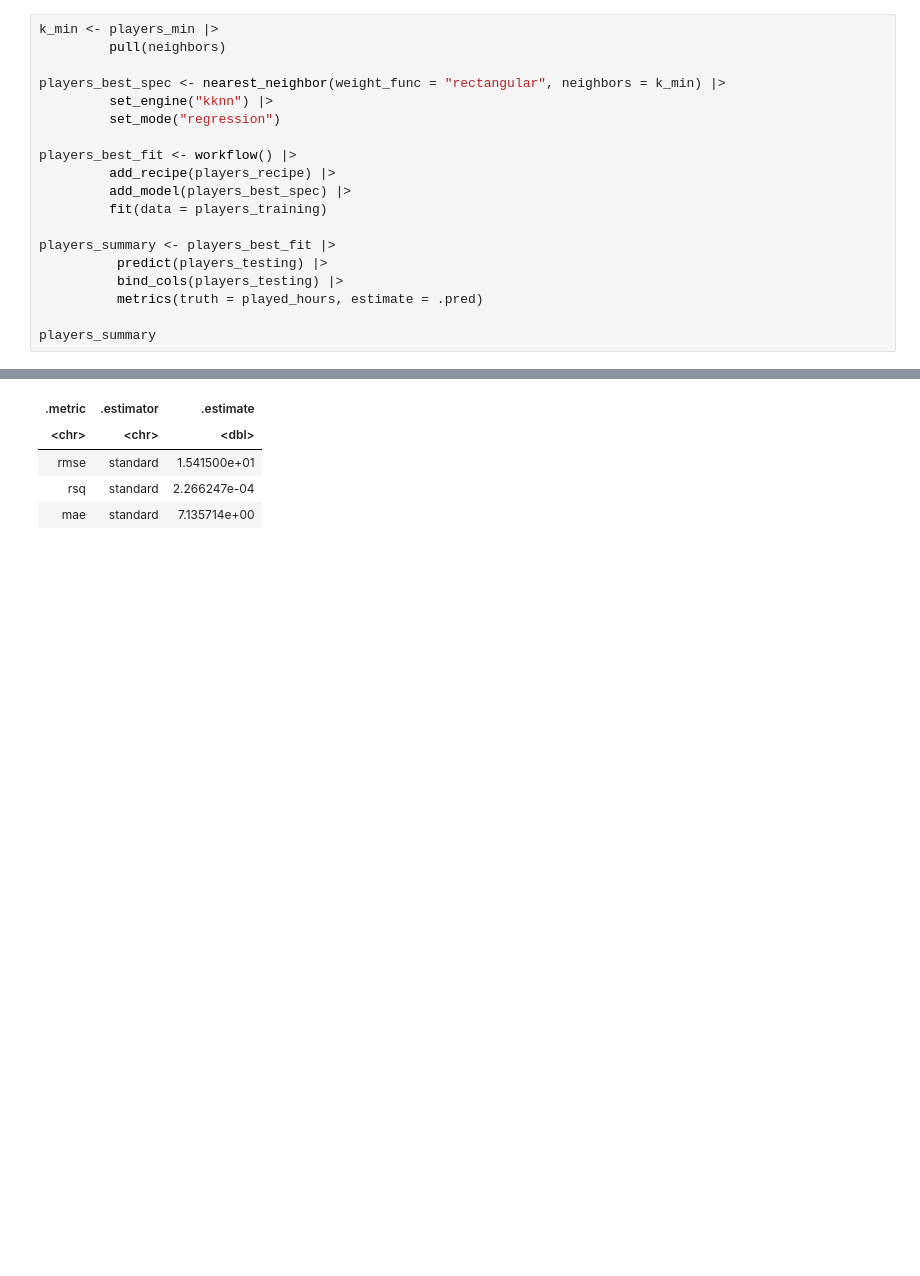
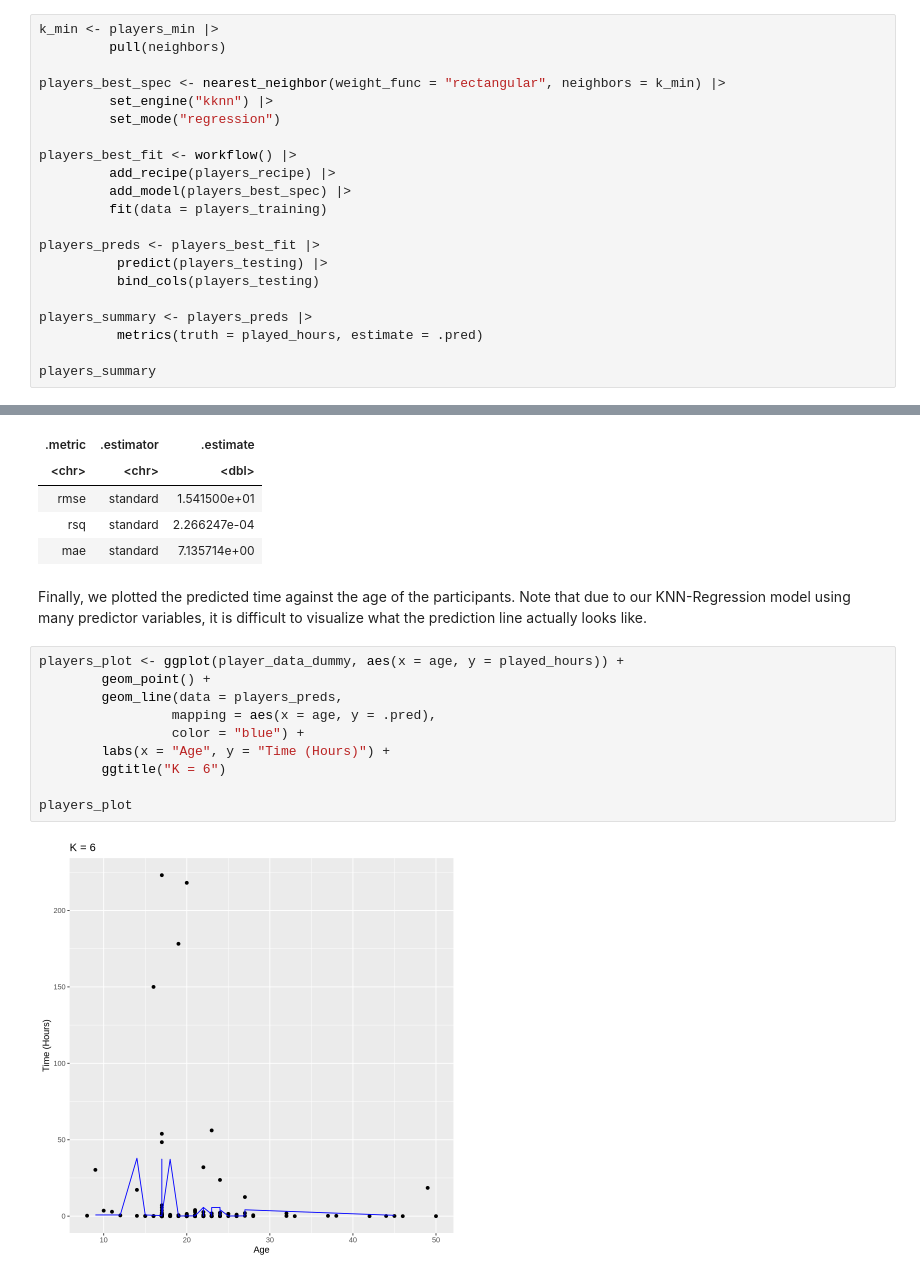
Before and after one commit to JasonCai0522/DSCI100_Group_Project, a Jupyter notebook: Project Report.ipynb, the cells around one changed output, grey strips where cells are left out. Drawn from its saved outputs; the diff is of its cells as text; blank space fills up the shorter version.

```diff
--- a/Project Report.ipynb
+++ b/Project Report.ipynb
@@ -216,9 +265,11 @@ players_best_fit <- workflow() |>
          add_model(players_best_spec) |>
          fit(data = players_training)
 
-players_summary <- players_best_fit |>
+players_preds <- players_best_fit |>
           predict(players_testing) |>
-          bind_cols(players_testing) |>
+          bind_cols(players_testing)
+
+players_summary <- players_preds |>
           metrics(truth = played_hours, estimate = .pred)
 
 players_summary
@@ -229,3 +280,17 @@ A tibble: 3 × 3
 | rmse | standard | 1.541500e+01 |
 | rsq | standard | 2.266247e-04 |
 | mae | standard | 7.135714e+00 |
+# %% [markdown]
+Finally, we plotted the predicted time against the age of the participants. Note that due to our KNN-Regression model using many predictor variables, it is difficult to visualize what the prediction line actually looks like.
+# %%
+players_plot <- ggplot(player_data_dummy, aes(x = age, y = played_hours)) +
+        geom_point() +
+        geom_line(data = players_preds,
+                 mapping = aes(x = age, y = .pred),
+                 color = "blue") +
+        labs(x = "Age", y = "Time (Hours)") +
+        ggtitle("K = 6")
+
+players_plot
+# %% [output]
+[figure, added]
```
Also changed, not shown: parts of 17 cells of this notebook.
